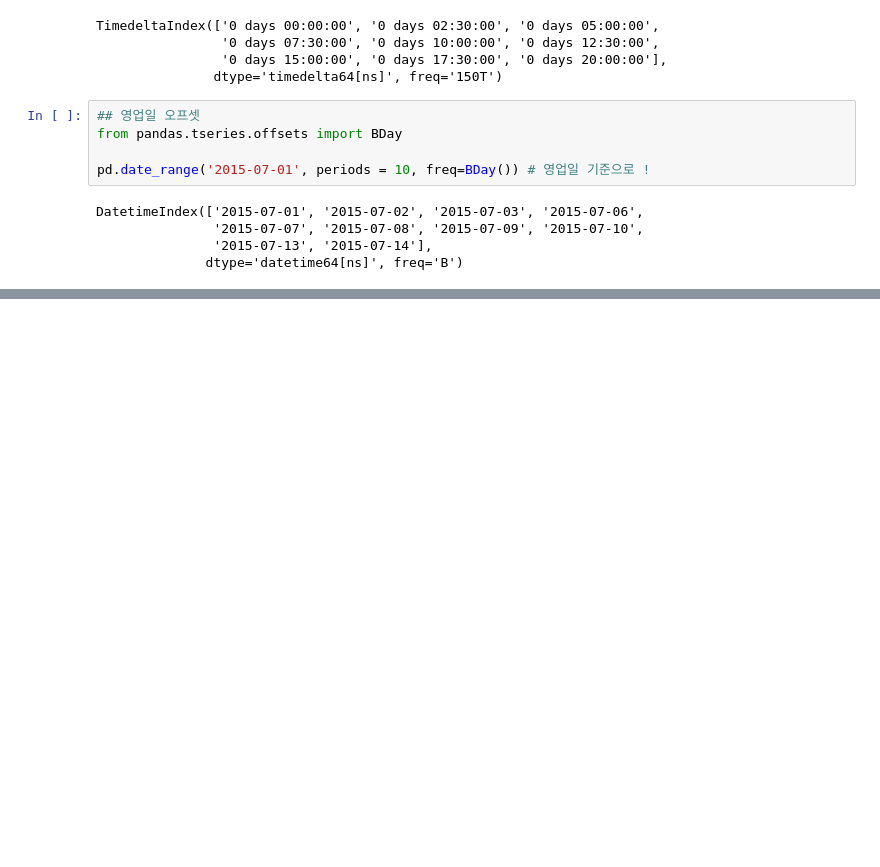
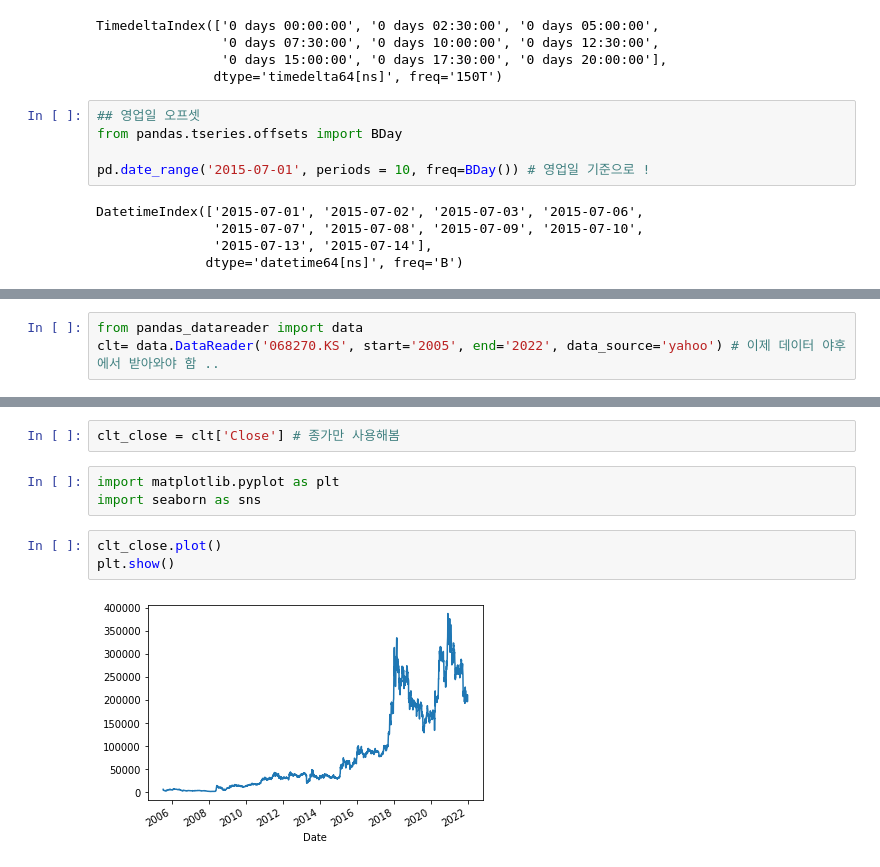
Before and after one commit to crickmj/Python_begins, a Jupyter notebook: for Practice/DataScienceBook_DS/시계열.ipynb, the cells around one changed output, grey strips where cells are left out. Drawn from its saved outputs; the diff is of its cells as text; blank space fills up the shorter version.

```diff
--- a/for Practice/DataScienceBook_DS/시계열.ipynb
+++ b/for Practice/DataScienceBook_DS/시계열.ipynb
@@ -155,0 +153,3 @@ goog
+# %%
+from pandas_datareader import data
+clt= data.DataReader('068270.KS', start='2005', end='2022', data_source='yahoo') # 이제 데이터 야후에서 받아와야 함 ..
@@ -155,0 +166,10 @@ goog
+# %%
+clt_close = clt['Close'] # 종가만 사용해봄
+# %%
+import matplotlib.pyplot as plt
+import seaborn as sns
+# %%
+clt_close.plot()
+plt.show()
+# %% [output]
+[figure, added]
```
Also changed, not shown: parts of 4 cells of this notebook.
